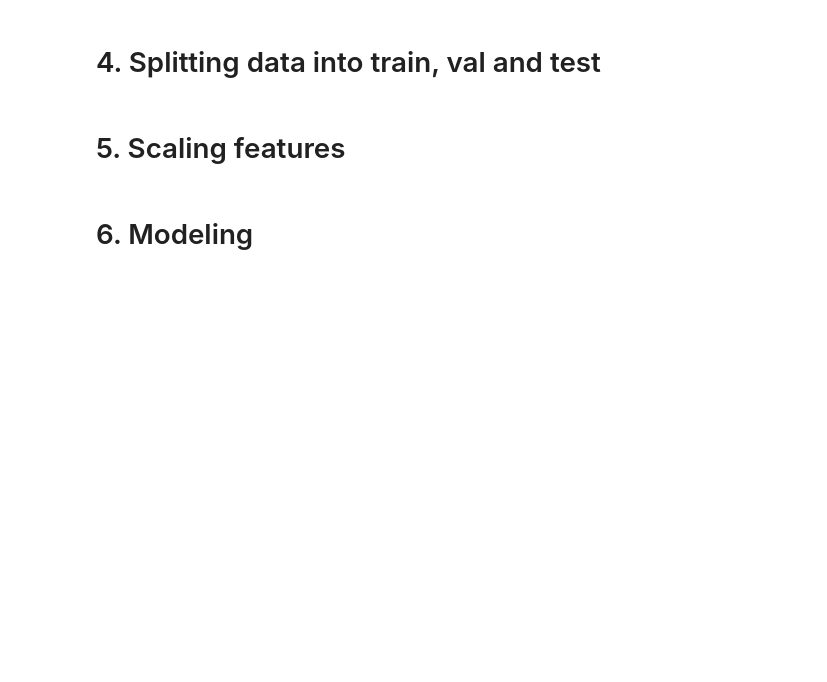
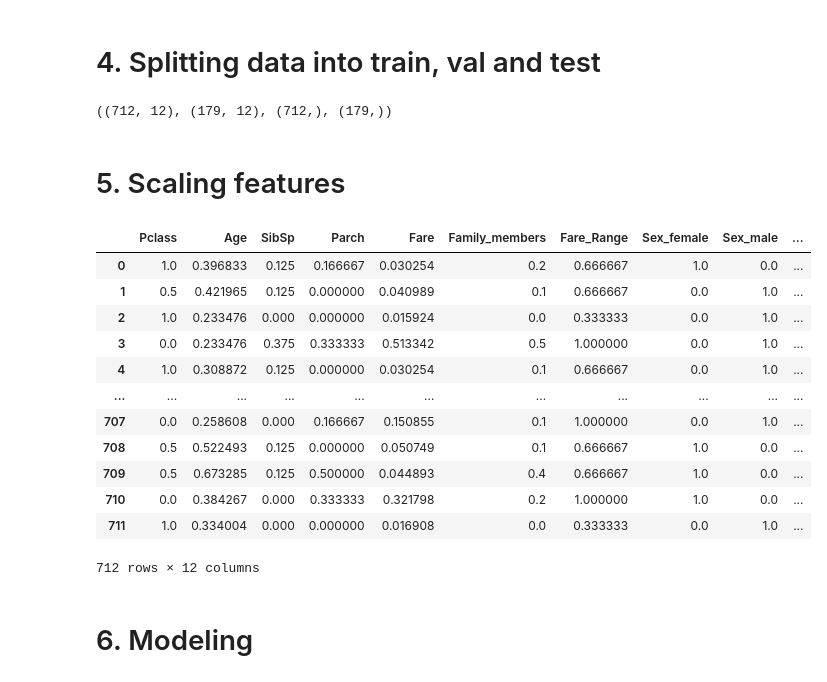
Before and after one commit to kkudzelich/passenger-survival, a Jupyter notebook: titanic_kaggle.ipynb, the cells around one changed output. Cells and saved outputs as stored; diff of their text form; code cells hidden in the pictures; blank space fills up the shorter version.

Commit message:
Splitting and scaling

```diff
--- a/titanic_kaggle.ipynb
+++ b/titanic_kaggle.ipynb
@@ -446,7 +446,45 @@ train_data.drop(columns=['Sex', 'Embarked', 'Fare_range'], inplace=True)
 test_data.drop(columns=['Sex', 'Embarked', 'Fare_range'], inplace=True)
 # %% [markdown]
 # 4. Splitting data into train, val and test
+# %%
+X = train_data.drop(columns=['Survived'])
+y = train_data['Survived']
+# split the data
+X_train, X_val, y_train, y_val = train_test_split(X, y, test_size=0.2, random_state=26)
+
+X_test = test_data
+# %%
+X_train.shape, X_val.shape, y_train.shape, y_val.shape
+# %% [output]
+((712, 12), (179, 12), (712,), (179,))
 # %% [markdown]
 # 5. Scaling features
+# %%
+scaler = MinMaxScaler()
+# normalize the data based on X_train
+X_train_norm = scaler.fit_transform(X_train)
+X_val_norm = scaler.transform(X_val)
+X_test_norm = scaler.transform(X_test)
+
+# convert normalized data into dataframes
+X_train = pd.DataFrame(X_train_norm, columns=X_train.columns)
+X_val = pd.DataFrame(X_val_norm, columns=X_train.columns)
+X_test = pd.DataFrame(X_test_norm, columns=X_train.columns)
+# %%
+X_train
+# %% [output]
+|  | Pclass | Age | SibSp | Parch | Fare | Family_members | Fare_Range | Sex_female | Sex_male | ... |
+| 0 | 1.0 | 0.396833 | 0.125 | 0.166667 | 0.030254 | 0.2 | 0.666667 | 1.0 | 0.0 | ... |
+| 1 | 0.5 | 0.421965 | 0.125 | 0.000000 | 0.040989 | 0.1 | 0.666667 | 0.0 | 1.0 | ... |
+| 2 | 1.0 | 0.233476 | 0.000 | 0.000000 | 0.015924 | 0.0 | 0.333333 | 0.0 | 1.0 | ... |
+| 3 | 0.0 | 0.233476 | 0.375 | 0.333333 | 0.513342 | 0.5 | 1.000000 | 0.0 | 1.0 | ... |
+| 4 | 1.0 | 0.308872 | 0.125 | 0.000000 | 0.030254 | 0.1 | 0.666667 | 0.0 | 1.0 | ... |
+| ... | ... | ... | ... | ... | ... | ... | ... | ... | ... | ... |
+| 707 | 0.0 | 0.258608 | 0.000 | 0.166667 | 0.150855 | 0.1 | 1.000000 | 0.0 | 1.0 | ... |
+| 708 | 0.5 | 0.522493 | 0.125 | 0.000000 | 0.050749 | 0.1 | 0.666667 | 1.0 | 0.0 | ... |
+| 709 | 0.5 | 0.673285 | 0.125 | 0.500000 | 0.044893 | 0.4 | 0.666667 | 1.0 | 0.0 | ... |
+| 710 | 0.0 | 0.384267 | 0.000 | 0.333333 | 0.321798 | 0.2 | 1.000000 | 1.0 | 0.0 | ... |
+| 711 | 1.0 | 0.334004 | 0.000 | 0.000000 | 0.016908 | 0.0 | 0.333333 | 0.0 | 1.0 | ... |
+712 rows × 12 columns
 # %% [markdown]
 # 6. Modeling
```
Also changed, not shown: parts of 1 cell of this notebook.
